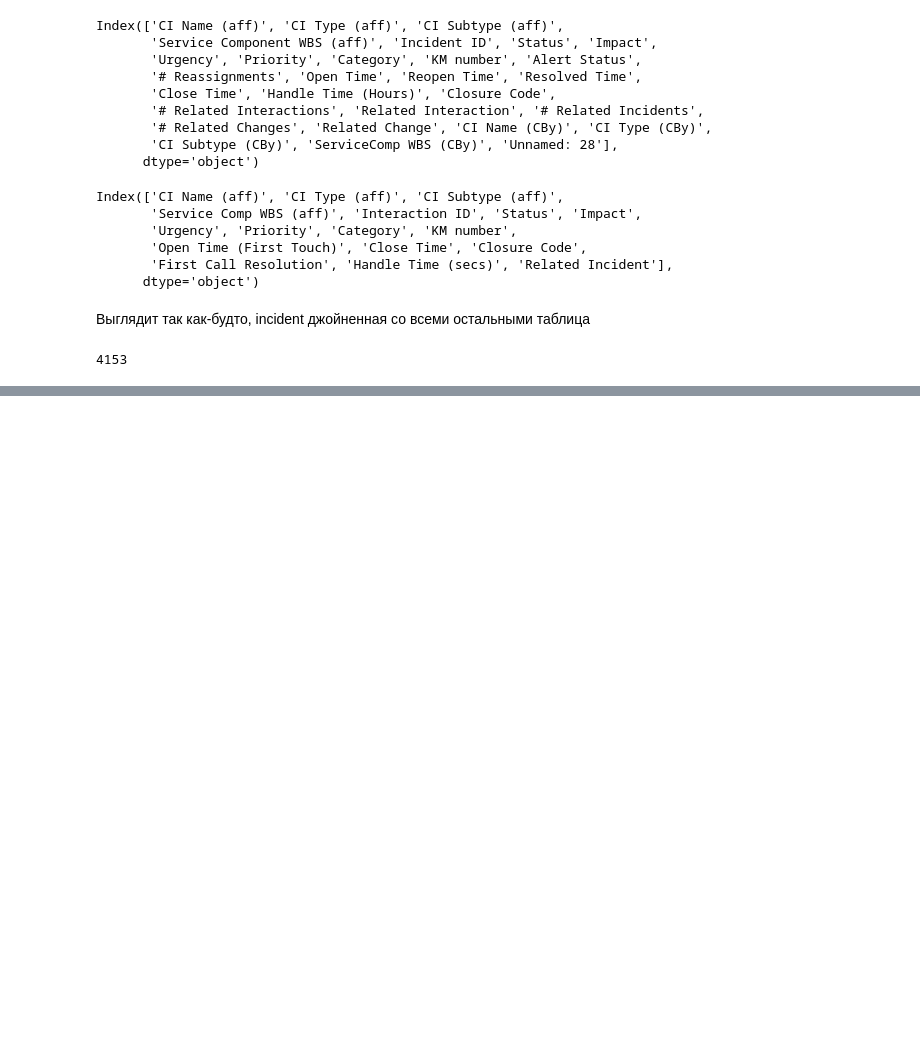
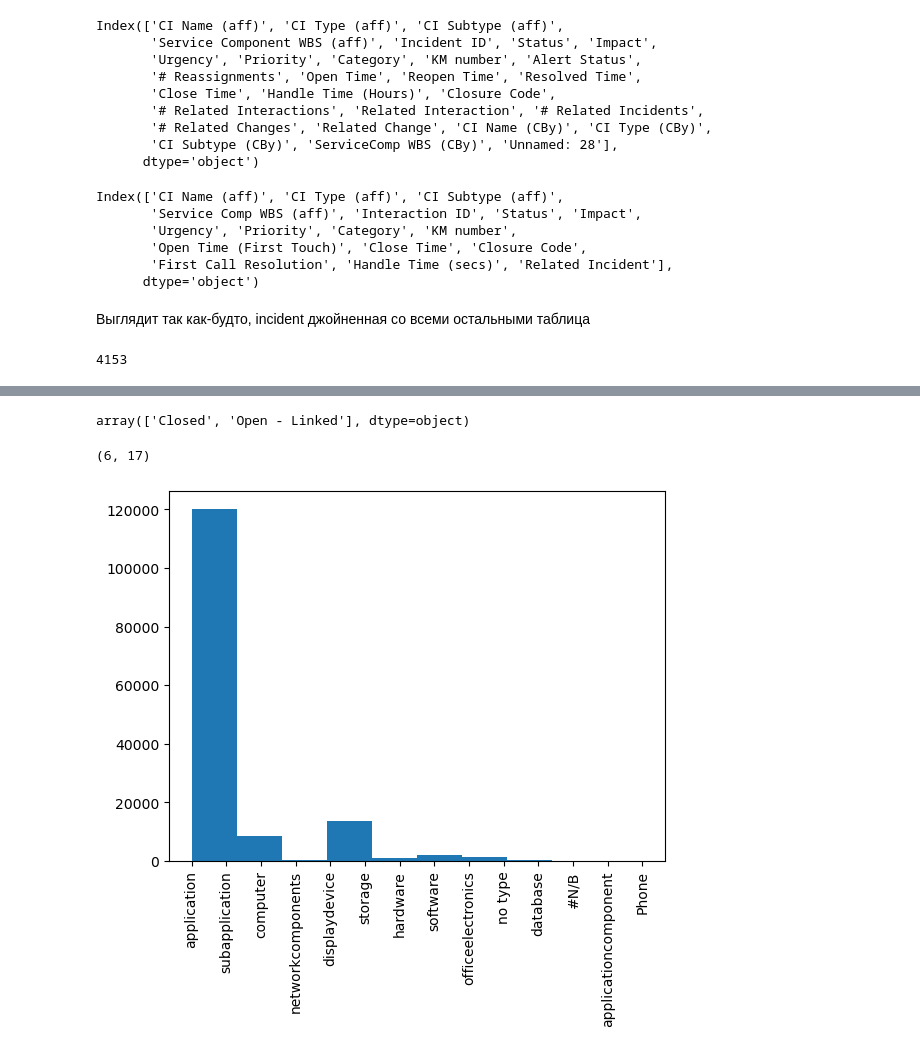
Before and after one commit to Adelaaas/Process_mining_lab_hes, a Jupyter notebook: Lab_02/Kurushin_Osipov/analysis.ipynb, the cells around one changed output, grey strips where cells are left out. Saved outputs shown, nothing was run; the diff lists cells and outputs as text; code cells hidden in the pictures; blank space fills up the shorter version.

```diff
--- a/Lab_02/Kurushin_Osipov/analysis.ipynb
+++ b/Lab_02/Kurushin_Osipov/analysis.ipynb
@@ -86,0 +91,14 @@ log_csv
+# %%
+interaction["Status"].unique()
+# %% [output]
+array(['Closed', 'Open - Linked'], dtype=object)
+# %%
+interaction[interaction["Status"] == "Open - Linked"].shape
+# %% [output]
+(6, 17)
+# %%
+plt.hist(interaction["CI Type (aff)"])
+plt.xticks(rotation='vertical')
+plt.show()
+# %% [output]
+[figure, added]
```
Also changed, not shown: parts of 33 cells of this notebook.
